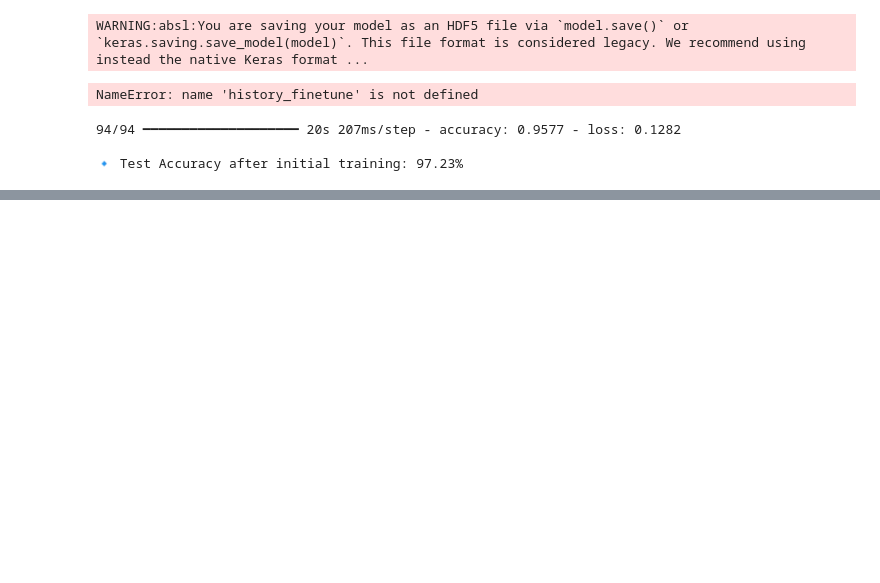
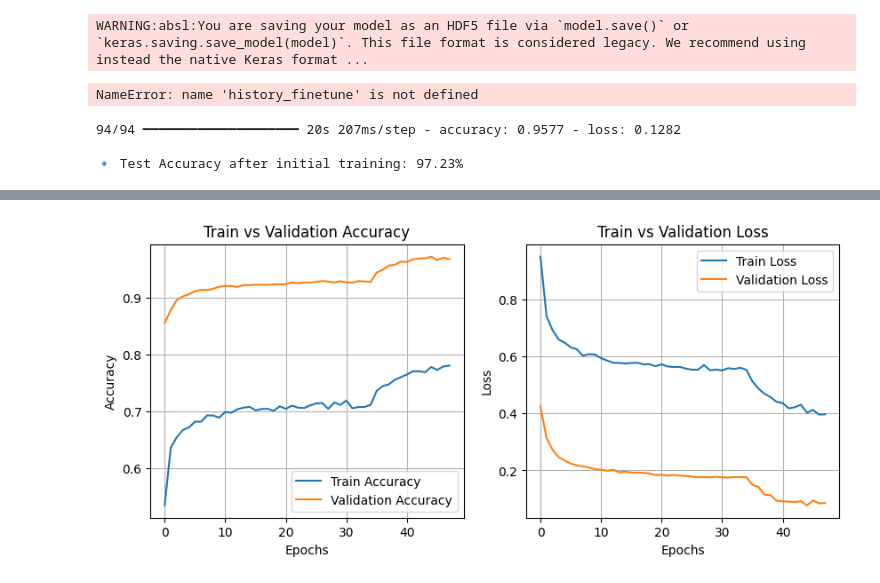
Before and after one commit to kuanmol/sdp, a Jupyter notebook: FINAL/third-ag/adg.ipynb, the cells around one changed output, grey strips where cells are left out. Cells and saved outputs as stored; diff of their text form; code cells hidden in the pictures; blank space fills up the shorter version.

```diff
--- a/FINAL/third-ag/adg.ipynb
+++ b/FINAL/third-ag/adg.ipynb
@@ -29,10 +23,10 @@ Asfa
 # %%
-import numpy as np
+
 import cv2
 import random
 
+
 def apply_random_degradation(image):
-    """Applies light, realistic degradations."""
     degrade_options = [
         add_gaussian_blur,
         add_gaussian_noise,
@@ -41,7 +35,7 @@ def apply_random_degradation(image):
         add_jpeg_artifacts
     ]
 
-    num_degradations = random.randint(1, 2)  # lighter: max 2 degradations
+    num_degradations = random.randint(1, 2)
     selected = random.sample(degrade_options, num_degradations)
 
     for degrade in selected:
@@ -49,12 +43,14 @@ def apply_random_degradation(image):
 
     return image
 
+
 def add_gaussian_blur(image):
     """Mild Gaussian blur"""
     if random.random() < 0.3:
-        kernel_size = random.choice([3, 5])  # removed 7
+        kernel_size = random.choice([3, 5])
         return cv2.GaussianBlur(image, (kernel_size, kernel_size), 0)
     return image
+
 
 def add_gaussian_noise(image):
     """Mild Gaussian noise"""
@@ -66,6 +62,7 @@ def add_gaussian_noise(image):
         return np.clip(noisy, 0, 1)
     return image
 
+
 def add_haze_effect(image):
     """Light haze"""
     if random.random() < 0.2:
@@ -75,12 +72,14 @@ def add_haze_effect(image):
         return np.clip(hazy, 0, 1)
     return image
 
+
 def adjust_contrast_randomly(image):
     """Subtle contrast adjustment"""
     if random.random() < 0.3:
         alpha = random.uniform(0.85, 1.15)
         return np.clip(alpha * image, 0, 1)
     return image
+
 
 def add_jpeg_artifacts(image):
     """Mild JPEG compression artifacts"""
@@ -409,0 +399,50 @@ Found 3000 images belonging to 3 classes.
+# %%
+import pickle
+import matplotlib.pyplot as plt
+
+# Load histories
+with open("history3_da.pkl", "rb") as f:
+    history = pickle.load(f)
+
+with open("history3_finetuned.pkl", "rb") as f:
+    history_fine = pickle.load(f)
+
+
+# Function to compare training and fine-tuning performance
+def plot_fine_tuning(history, history_fine):
+    # Access history dictionaries directly
+    acc = history['accuracy'] + history_fine['accuracy']
+    val_acc = history['val_accuracy'] + history_fine['val_accuracy']
+    loss = history['loss'] + history_fine['loss']
+    val_loss = history['val_loss'] + history_fine['val_loss']
+
+    epochs_range = range(len(acc))
+
+    # Plot Accuracy
+    plt.figure(figsize=(10, 4))
+    plt.subplot(1, 2, 1)
+    plt.plot(epochs_range, acc, label='Train Accuracy')
+    plt.plot(epochs_range, val_acc, label='Validation Accuracy')
+    plt.xlabel('Epochs')
+    plt.ylabel('Accuracy')
+    plt.title('Train vs Validation Accuracy')
+    plt.legend()
+    plt.grid()
+
+    # Plot Loss
+    plt.subplot(1, 2, 2)
+    plt.plot(epochs_range, loss, label='Train Loss')
+    plt.plot(epochs_range, val_loss, label='Validation Loss')
+    plt.xlabel('Epochs')
+    plt.ylabel('Loss')
+    plt.title('Train vs Validation Loss')
+    plt.legend()
+    plt.grid()
+
+    plt.show()
+
+
+# Call the function
+plot_fine_tuning(history, history_fine)
+# %% [output]
+[figure, added]
```
Also changed, not shown: parts of 11 cells of this notebook, 30 other files.
